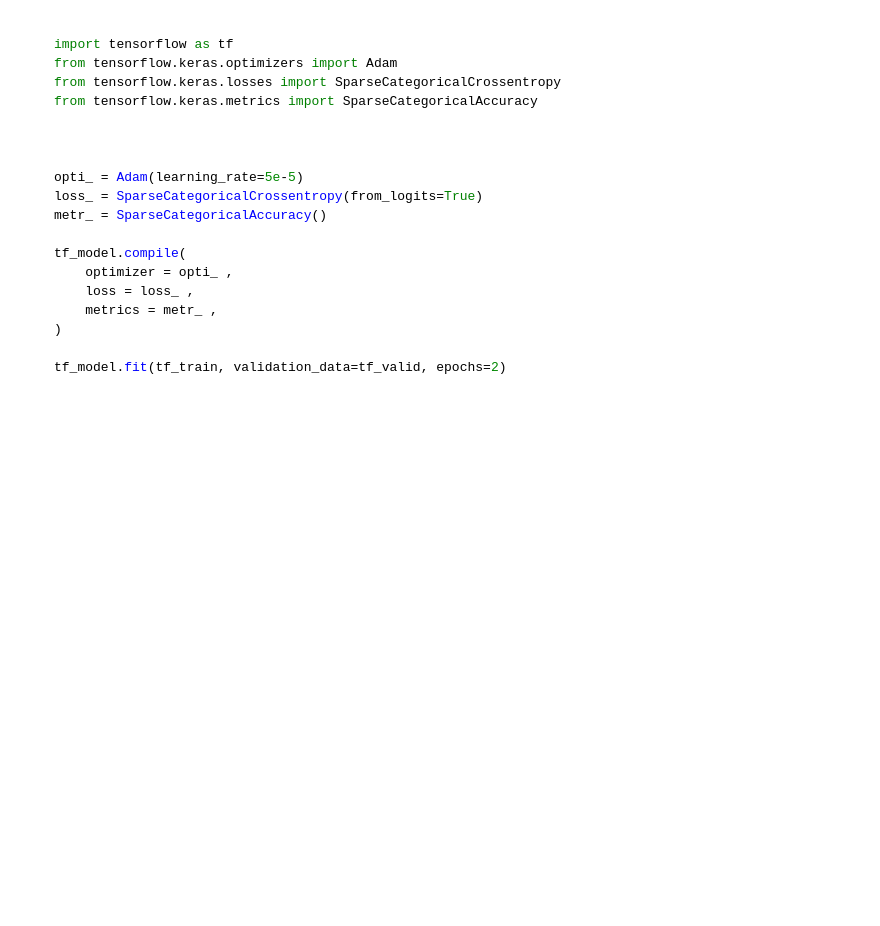
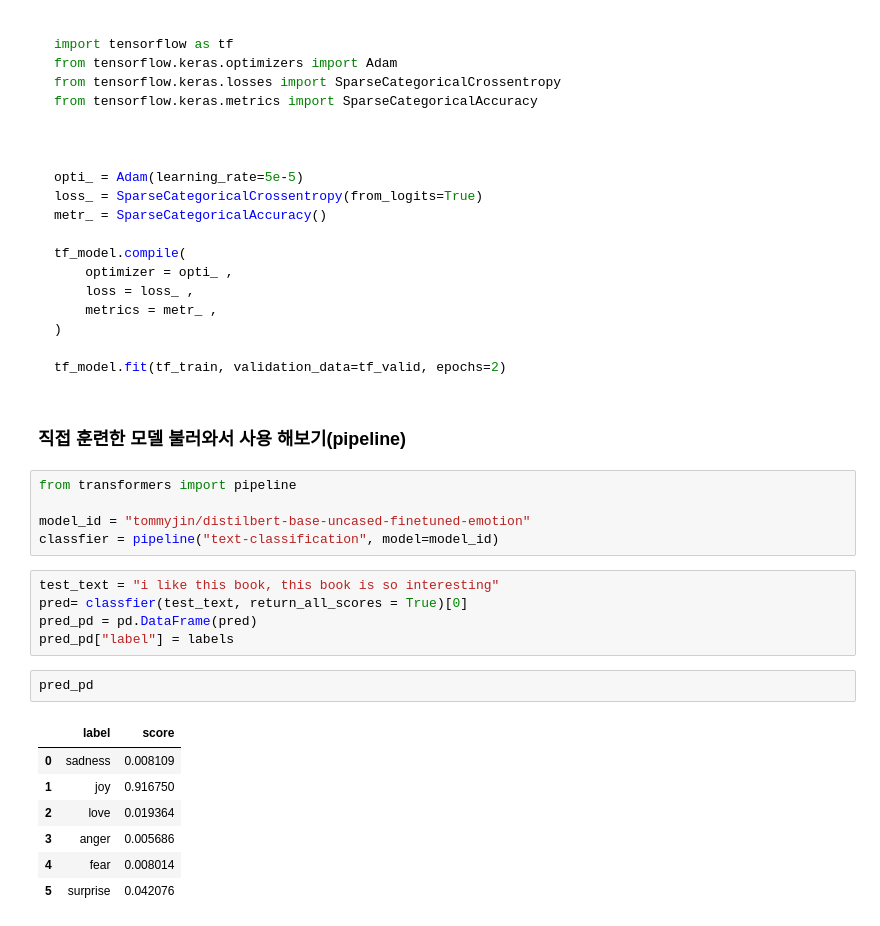
Before and after one commit to tommyjin2894/ai_study_transformer, a Jupyter notebook: 02_text_classification.ipynb, the cells around one changed output. Drawn from its saved outputs; the diff is of its cells as text; blank space fills up the shorter version.

````diff
--- a/02_text_classification.ipynb
+++ b/02_text_classification.ipynb
@@ -709,3 +670,25 @@ tf_model.compile(
 
 tf_model.fit(tf_train, validation_data=tf_valid, epochs=2)
 ```
+# %% [markdown]
+### 직접 훈련한 모델 불러와서 사용 해보기(pipeline)
+# %%
+from transformers import pipeline
+
+model_id = "tommyjin/distilbert-base-uncased-finetuned-emotion"
+classfier = pipeline("text-classification", model=model_id)
+# %%
+test_text = "i like this book, this book is so interesting"
+pred= classfier(test_text, return_all_scores = True)[0]
+pred_pd = pd.DataFrame(pred)
+pred_pd["label"] = labels
+# %%
+pred_pd
+# %% [output]
+|  | label | score |
+| 0 | sadness | 0.008109 |
+| 1 | joy | 0.916750 |
+| 2 | love | 0.019364 |
+| 3 | anger | 0.005686 |
+| 4 | fear | 0.008014 |
+| 5 | surprise | 0.042076 |
````
Also changed, not shown: parts of 20 cells of this notebook.
